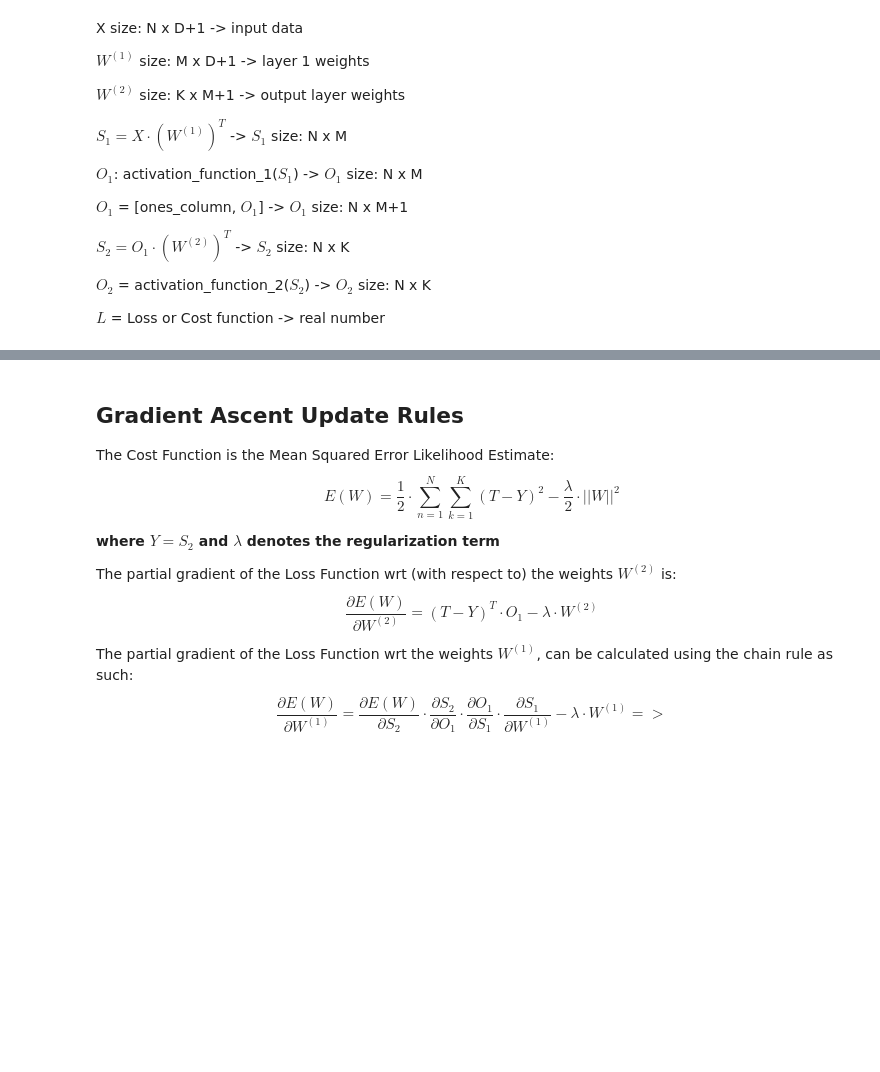
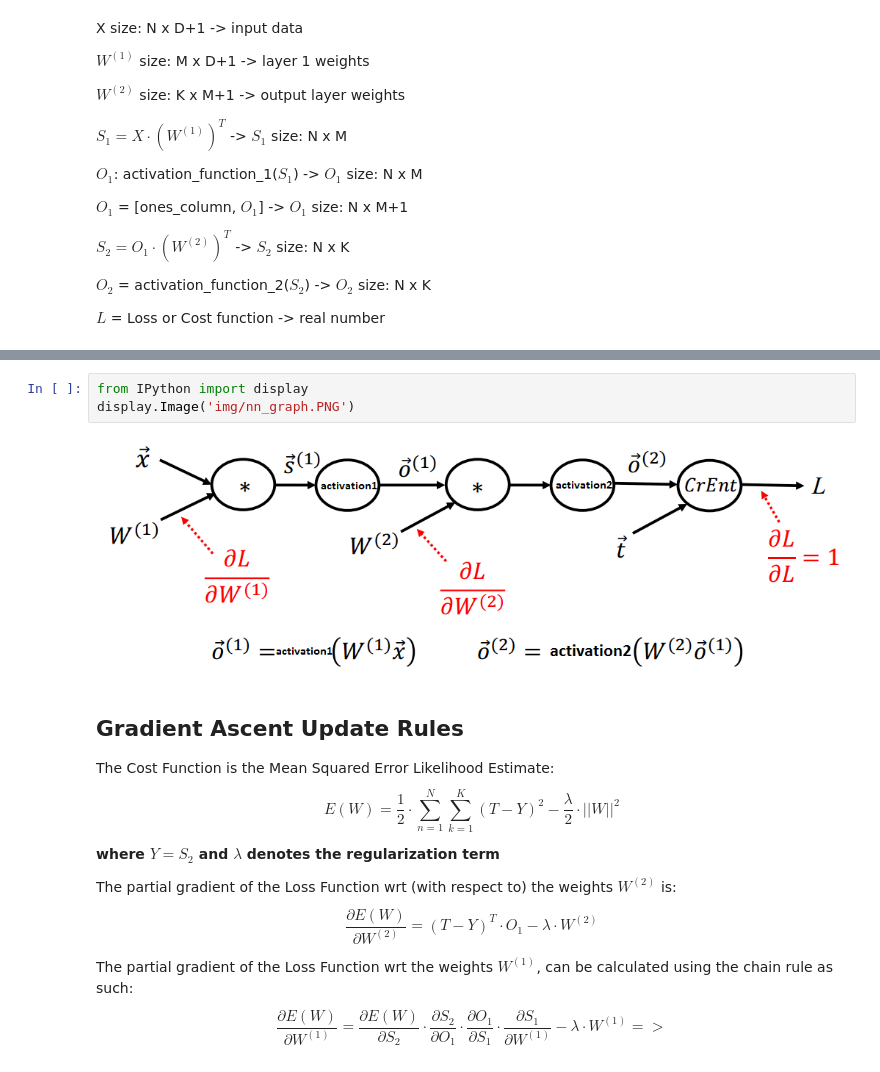
Before and after one commit to chriskormaris/NeuralNetworksInNumPy, a Jupyter notebook: weights_update_rules.ipynb, the cells around one changed output, grey strips where cells are left out. Drawn from its saved outputs; the diff is of its cells as text; blank space fills up the shorter version.

```diff
--- a/weights_update_rules.ipynb
+++ b/weights_update_rules.ipynb
@@ -25,3 +23,8 @@ $L$ = Loss or Cost function -> real number
+# %%
+from IPython import display
+display.Image('img/nn_graph.PNG')
+# %% [output]
+[figure, added]
 # %% [markdown]
 ## Gradient Ascent Update Rules
 
```
Also changed, not shown: parts of 1 cell of this notebook.
